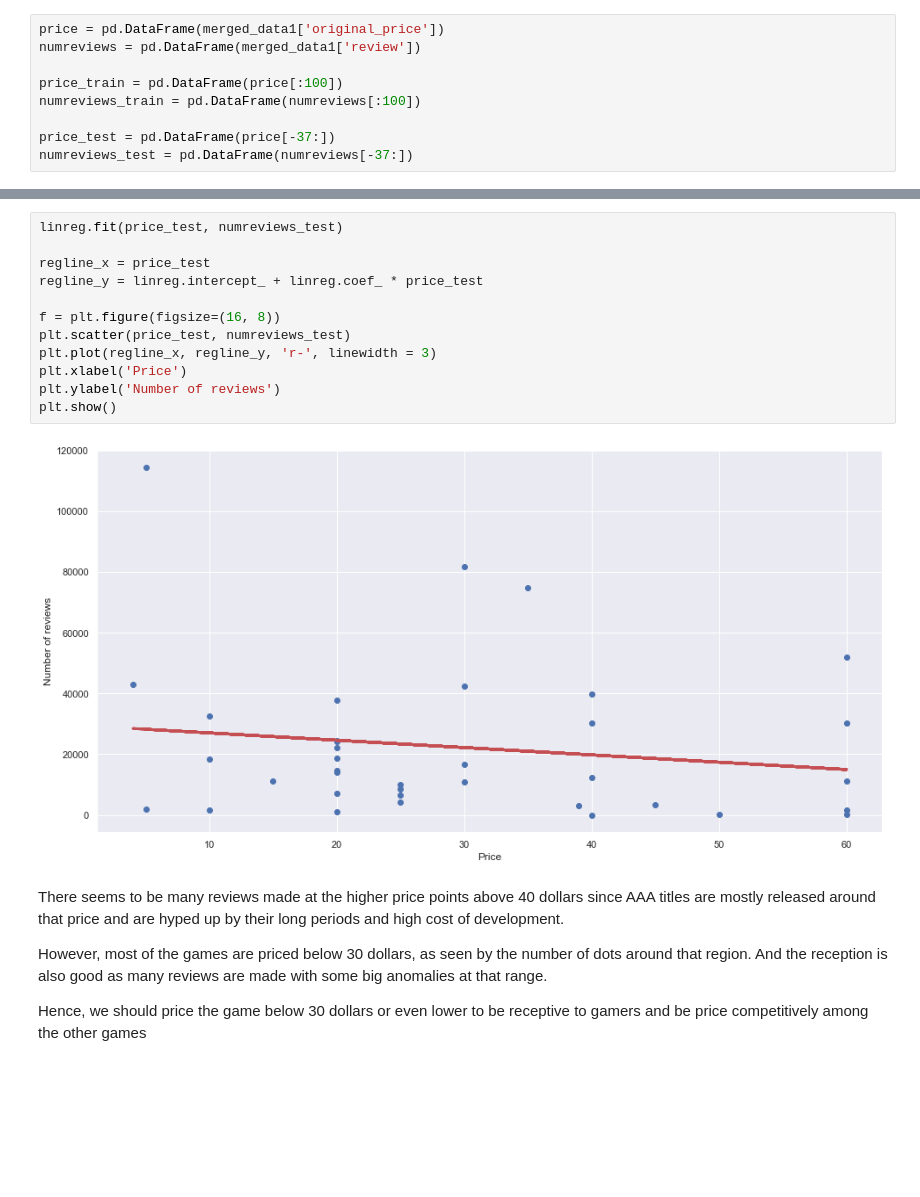
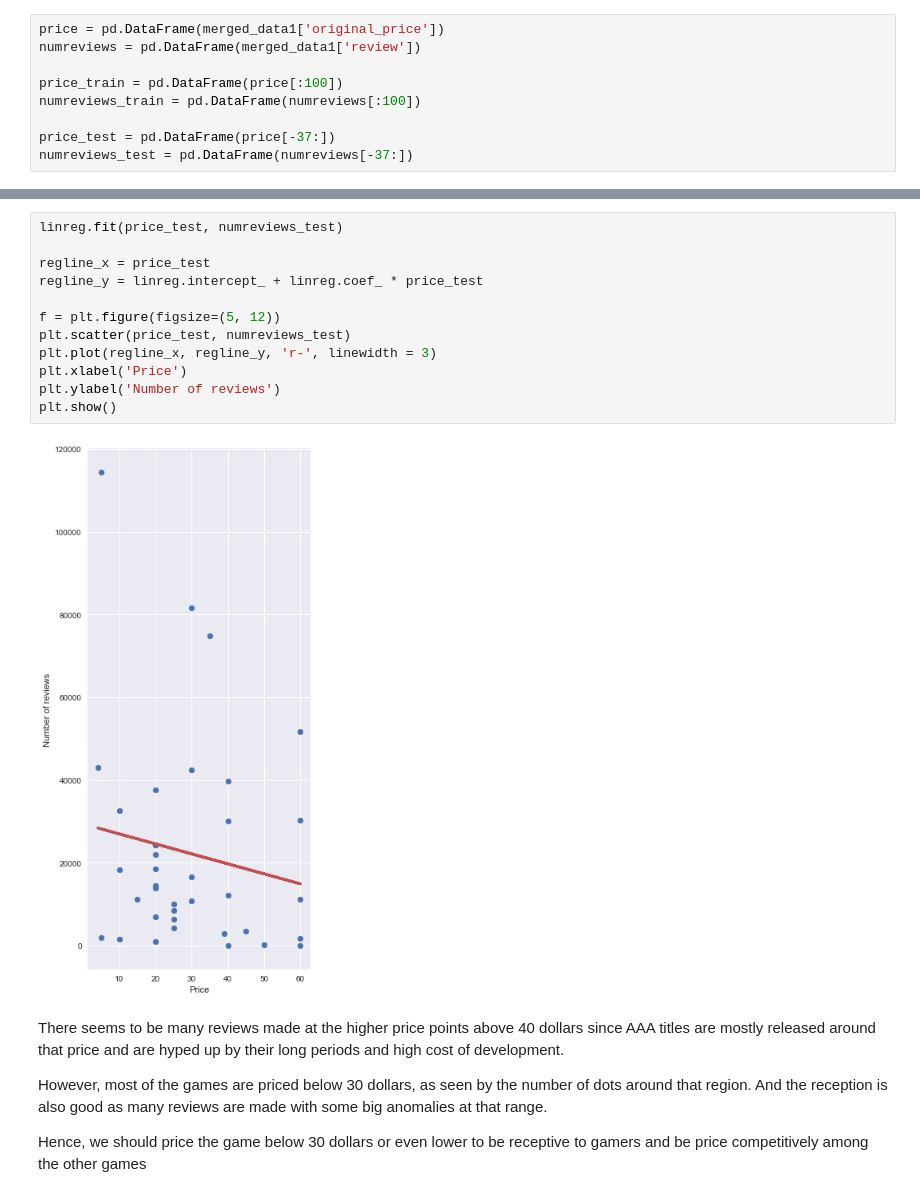
Before and after one commit to pyaepyaelily/videoGame, a Jupyter notebook: seahyida.ipynb, the cells around one changed output, grey strips where cells are left out. Saved outputs shown, nothing was run; the diff lists cells and outputs as text; blank space fills up the shorter version.

```diff
--- a/seahyida.ipynb
+++ b/seahyida.ipynb
@@ -152,17 +152,17 @@ plt.show()
 # %%
 linreg.fit(price_test, numreviews_test)
 
 regline_x = price_test
 regline_y = linreg.intercept_ + linreg.coef_ * price_test
 
-f = plt.figure(figsize=(16, 8))
+f = plt.figure(figsize=(5, 12))
 plt.scatter(price_test, numreviews_test)
 plt.plot(regline_x, regline_y, 'r-', linewidth = 3)
 plt.xlabel('Price')
 plt.ylabel('Number of reviews')
 plt.show()
 # %% [output]
-[figure, old version]
+[figure, new version]
 # %% [markdown]
 There seems to be many reviews made at the higher price points above 40 dollars since AAA titles are mostly released around that price and are hyped up by their long periods and high cost of development.
 
```
Also changed, not shown: parts of 8 cells of this notebook.
